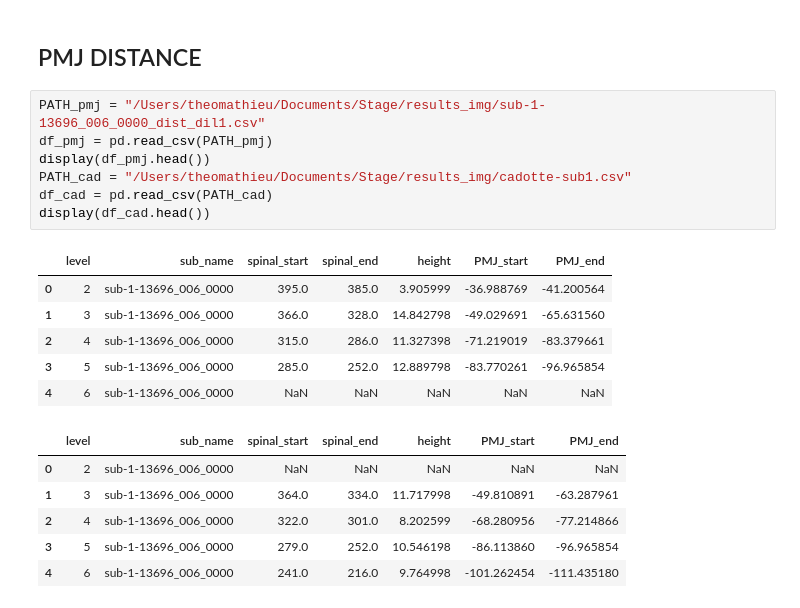
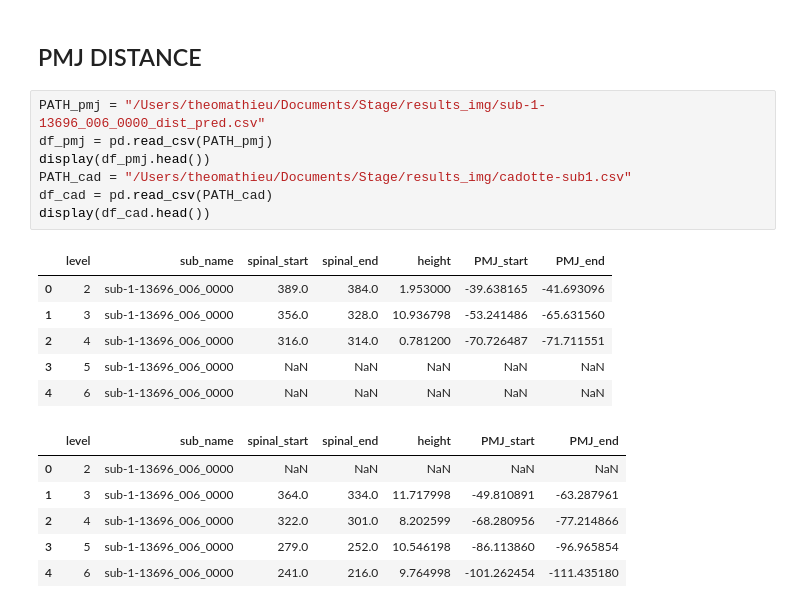
Before and after one commit to ivadomed/model-spinal-rootlets, a Jupyter notebook: utilities/plot_distance.ipynb, the cells around one changed output. Cells and saved outputs as stored; diff of their text form.

```diff
--- a/utilities/plot_distance.ipynb
+++ b/utilities/plot_distance.ipynb
@@ -135,18 +135,18 @@ fig.show()
 # %% [markdown]
 ## PMJ DISTANCE
 # %%
-PATH_pmj = "/Users/theomathieu/Documents/Stage/results_img/sub-1-13696_006_0000_dist_dil1.csv"
+PATH_pmj = "/Users/theomathieu/Documents/Stage/results_img/sub-1-13696_006_0000_dist_pred.csv"
 df_pmj = pd.read_csv(PATH_pmj)
 display(df_pmj.head())
 PATH_cad = "/Users/theomathieu/Documents/Stage/results_img/cadotte-sub1.csv"
 df_cad = pd.read_csv(PATH_cad)
 display(df_cad.head())
 # %% [output]
 |  | level | sub_name | spinal_start | spinal_end | height | PMJ_start | PMJ_end |
-| 0 | 2 | sub-1-13696_006_0000 | 395.0 | 385.0 | 3.905999 | -36.988769 | -41.200564 |
-| 1 | 3 | sub-1-13696_006_0000 | 366.0 | 328.0 | 14.842798 | -49.029691 | -65.631560 |
-| 2 | 4 | sub-1-13696_006_0000 | 315.0 | 286.0 | 11.327398 | -71.219019 | -83.379661 |
-| 3 | 5 | sub-1-13696_006_0000 | 285.0 | 252.0 | 12.889798 | -83.770261 | -96.965854 |
+| 0 | 2 | sub-1-13696_006_0000 | 389.0 | 384.0 | 1.953000 | -39.638165 | -41.693096 |
+| 1 | 3 | sub-1-13696_006_0000 | 356.0 | 328.0 | 10.936798 | -53.241486 | -65.631560 |
+| 2 | 4 | sub-1-13696_006_0000 | 316.0 | 314.0 | 0.781200 | -70.726487 | -71.711551 |
+| 3 | 5 | sub-1-13696_006_0000 | NaN | NaN | NaN | NaN | NaN |
 | 4 | 6 | sub-1-13696_006_0000 | NaN | NaN | NaN | NaN | NaN |
 |  | level | sub_name | spinal_start | spinal_end | height | PMJ_start | PMJ_end |
 | 0 | 2 | sub-1-13696_006_0000 | NaN | NaN | NaN | NaN | NaN |
```
Also changed, not shown: parts of 1 cell of this notebook, 1 other file.
